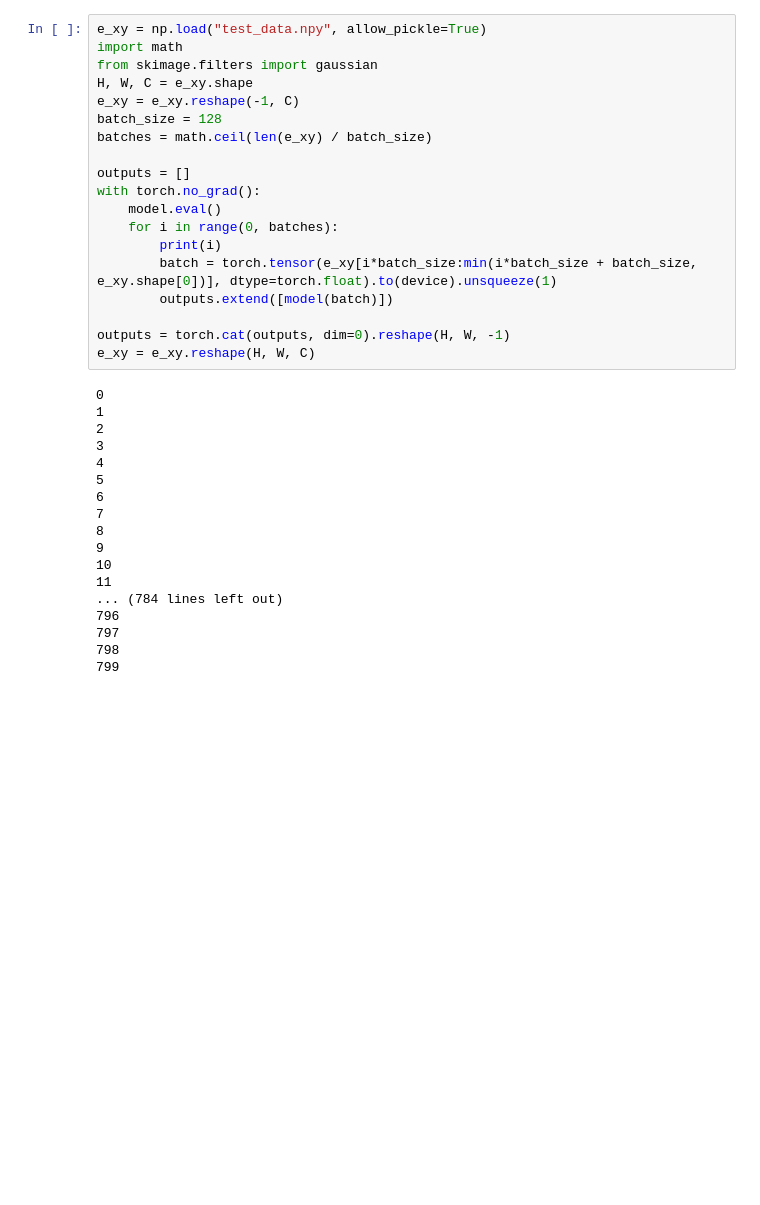
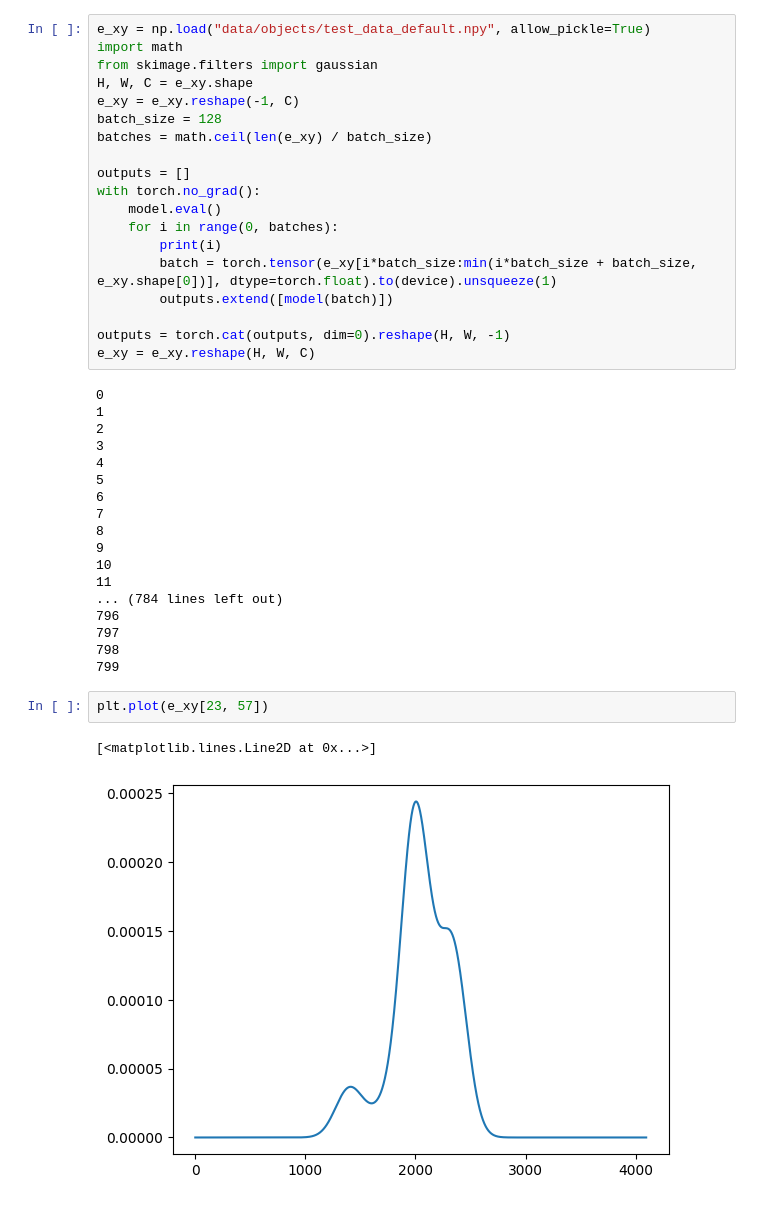
Before and after one commit to erzar0/masters-thesis, a Jupyter notebook: 6_evaluate.ipynb, the cells around one changed output. Saved outputs shown, nothing was run; the diff lists cells and outputs as text; blank space fills up the shorter version.

```diff
--- a/6_evaluate.ipynb
+++ b/6_evaluate.ipynb
@@ -229,5 +210,5 @@ plt.colorbar()
 # %%
-e_xy = np.load("test_data.npy", allow_pickle=True)
+e_xy = np.load("data/objects/test_data_default.npy", allow_pickle=True)
 import math
 from skimage.filters import gaussian
 H, W, C = e_xy.shape
@@ -263,6 +244,11 @@ e_xy = e_xy.reshape(H, W, C)
 797
 798
 799
+# %%
+plt.plot(e_xy[23, 57])
+# %% [output]
+[<matplotlib.lines.Line2D at 0x...>]
+[figure, added]
 # %%
 
 import torch
```
Also changed, not shown: parts of 6 cells of this notebook, 11 other files.
